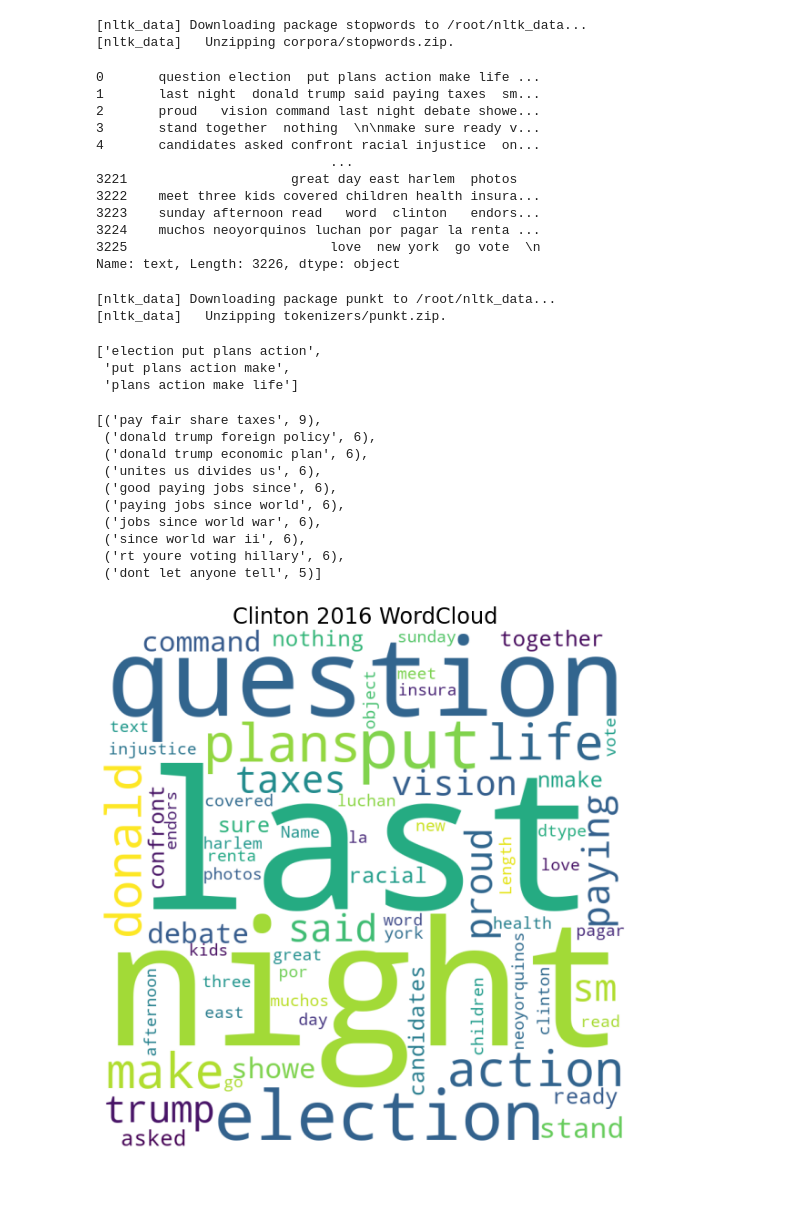
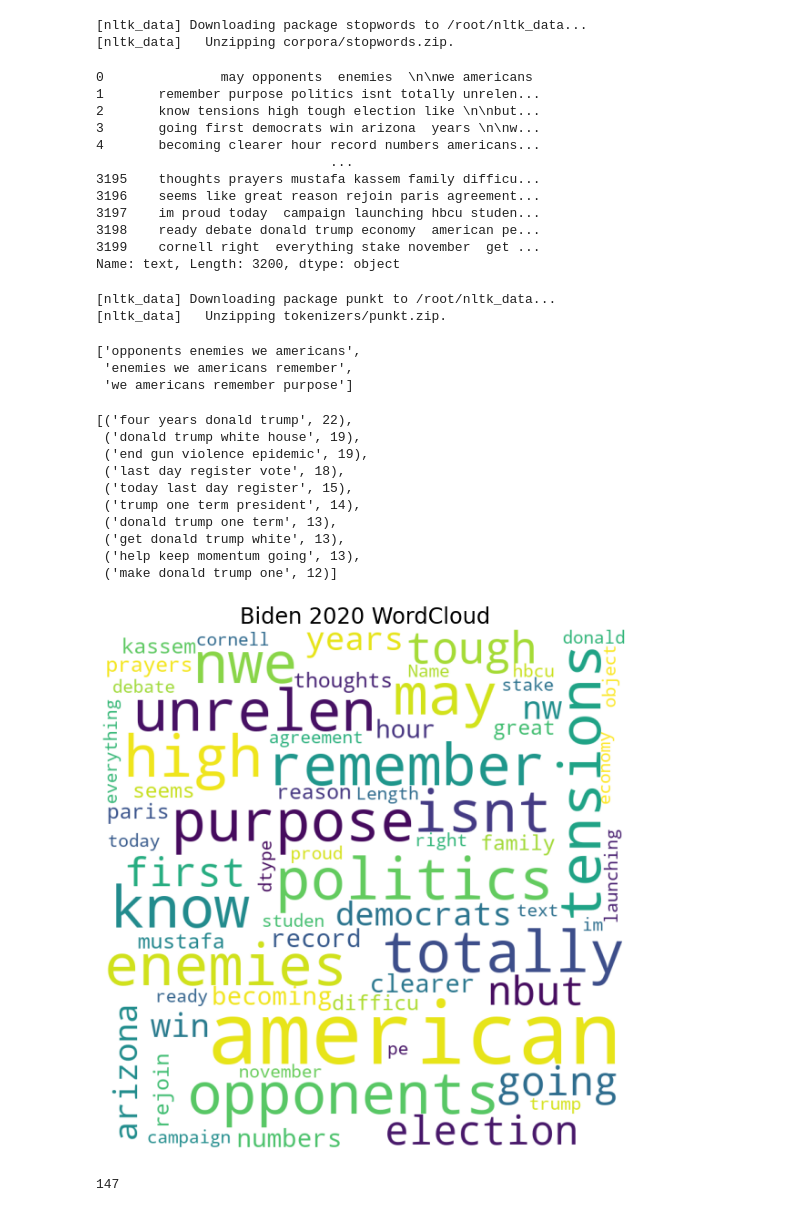
Before and after one commit to DinaTTomoum/Thesis2021, a Jupyter notebook: bidenngrams.ipynb, the cells around one changed output. Saved outputs shown, nothing was run; the diff lists cells and outputs as text; code cells hidden in the pictures.

```diff
--- a/bidenngrams.ipynb
+++ b/bidenngrams.ipynb
@@ -38,6 +38,6 @@ Saving Clinton.csv to Clinton.csv
 # %%
 import pandas as pd
-data = pd.read_csv('Clinton.csv', encoding= 'unicode_escape')
+data = pd.read_csv('Biden.csv', encoding= 'unicode_escape')
 # %%
 data.head()
 # %% [output]
@@ -119,18 +119,18 @@ listToStr = ' '.join(map(str, cln))
 # %%
 df_cln
 # %% [output]
-0       question election  put plans action make life ...
-1       last night  donald trump said paying taxes  sm...
-2       proud   vision command last night debate showe...
-3       stand together  nothing  \n\nmake sure ready v...
-4       candidates asked confront racial injustice  on...
+0               may opponents  enemies  \n\nwe americans
+1       remember purpose politics isnt totally unrelen...
+2       know tensions high tough election like \n\nbut...
+3       going first democrats win arizona  years \n\nw...
+4       becoming clearer hour record numbers americans...
                               ...
-3221                     great day east harlem  photos
-3222    meet three kids covered children health insura...
-3223    sunday afternoon read   word  clinton   endors...
-3224    muchos neoyorquinos luchan por pagar la renta ...
-3225                          love  new york  go vote  \n
-Name: text, Length: 3226, dtype: object
+3195    thoughts prayers mustafa kassem family difficu...
+3196    seems like great reason rejoin paris agreement...
+3197    im proud today  campaign launching hbcu studen...
+3198    ready debate donald trump economy  american pe...
+3199    cornell right  everything stake november  get ...
+Name: text, Length: 3200, dtype: object
 # %%
 
 import nltk
@@ -151,9 +151,9 @@ fourgram = ("4-gram: ", extract_ngrams(listToStr, 4))
 # %%
 fourgram[1][1:4]
 # %% [output]
-['election put plans action',
- 'put plans action make',
- 'plans action make life']
+['opponents enemies we americans',
+ 'enemies we americans remember',
+ 'we americans remember purpose']
 # %%
 unigramFreq = collections.Counter(list(onegram[1]))
 trigramFreq = collections.Counter(list(threegram[1]))
@@ -161,16 +161,16 @@ bigramFreq = collections.Counter(list(twogram[1]))
 quadgramFreq = collections.Counter(list(fourgram[1]))
 quadgramFreq.most_common(10)
 # %% [output]
-[('pay fair share taxes', 9),
- ('donald trump foreign policy', 6),
- ('donald trump economic plan', 6),
- ('unites us divides us', 6),
- ('good paying jobs since', 6),
- ('paying jobs since world', 6),
- ('jobs since world war', 6),
- ('since world war ii', 6),
- ('rt youre voting hillary', 6),
- ('dont let anyone tell', 5)]
+[('four years donald trump', 22),
+ ('donald trump white house', 19),
+ ('end gun violence epidemic', 19),
+ ('last day register vote', 18),
+ ('today last day register', 15),
+ ('trump one term president', 14),
+ ('donald trump one term', 13),
+ ('get donald trump white', 13),
+ ('help keep momentum going', 13),
+ ('make donald trump one', 12)]
 # %%
 from wordcloud import WordCloud, STOPWORDS
 stopwords = set(STOPWORDS)
@@ -181,12 +181,12 @@ wordcloud = WordCloud(width = 800, height = 800,
 # %%
 plt.figure(figsize = (8, 8), facecolor = None)
 plt.imshow(wordcloud)
 plt.axis("off")
 plt.tight_layout(pad = 0)
-plt.title ("Clinton 2016 WordCloud", size=24)
+plt.title ("Biden 2020 WordCloud", size=24)
 plt.show()
 # %% [output]
-[figure, old version]
+[figure, new version]
 # %%
 
 top30 = bigramFreq.most_common(30)
@@ -195,4 +197,6 @@ top30quad = quadgramFreq.most_common(30)
 # %%
 top30[1][1]
+# %% [output]
+147
 # %%
 import matplotlib.pyplot as plt
```
Also changed, not shown: parts of 4 cells of this notebook.
